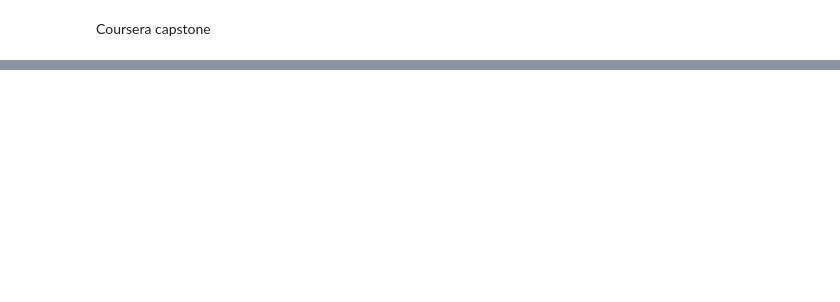
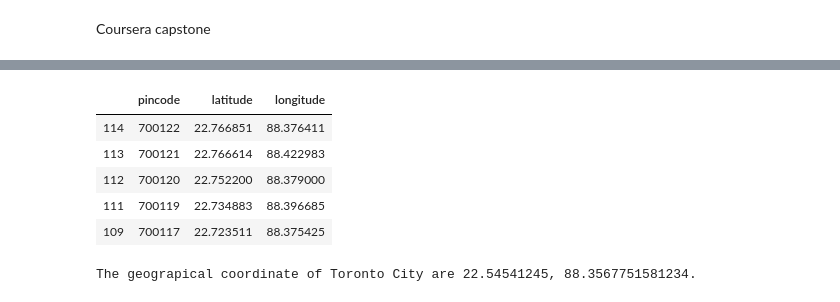
Before and after one commit to recervictory/Coursera_Capstone, a Jupyter notebook: Week 4/Battle.ipynb, the cells around one changed output, grey strips where cells are left out. Cells and saved outputs as stored; diff of their text form; code cells hidden in the pictures; blank space fills up the shorter version.

```diff
--- a/Week 4/Battle.ipynb
+++ b/Week 4/Battle.ipynb
@@ -151,0 +134,20 @@ kolkata_pincodes
+# %%
+kolkata = pd.read_csv('kolkata_pincodes.csv',index_col=0)
+kolkata.head()
+# %% [output]
+|  | pincode | latitude | longitude |
+| 114 | 700122 | 22.766851 | 88.376411 |
+| 113 | 700121 | 22.766614 | 88.422983 |
+| 112 | 700120 | 22.752200 | 88.379000 |
+| 111 | 700119 | 22.734883 | 88.396685 |
+| 109 | 700117 | 22.723511 | 88.375425 |
+# %%
+address = 'Kolkata, IN'
+
+geolocator = Nominatim(user_agent="ny_explorer")
+location = geolocator.geocode(address)
+latitude = location.latitude
+longitude = location.longitude
+print('The geograpical coordinate of Toronto City are {}, {}.'.format(latitude, longitude))
+# %% [output]
+The geograpical coordinate of Toronto City are 22.54541245, 88.3567751581234.
```
Also changed, not shown: parts of 15 cells of this notebook, 3 other files.
